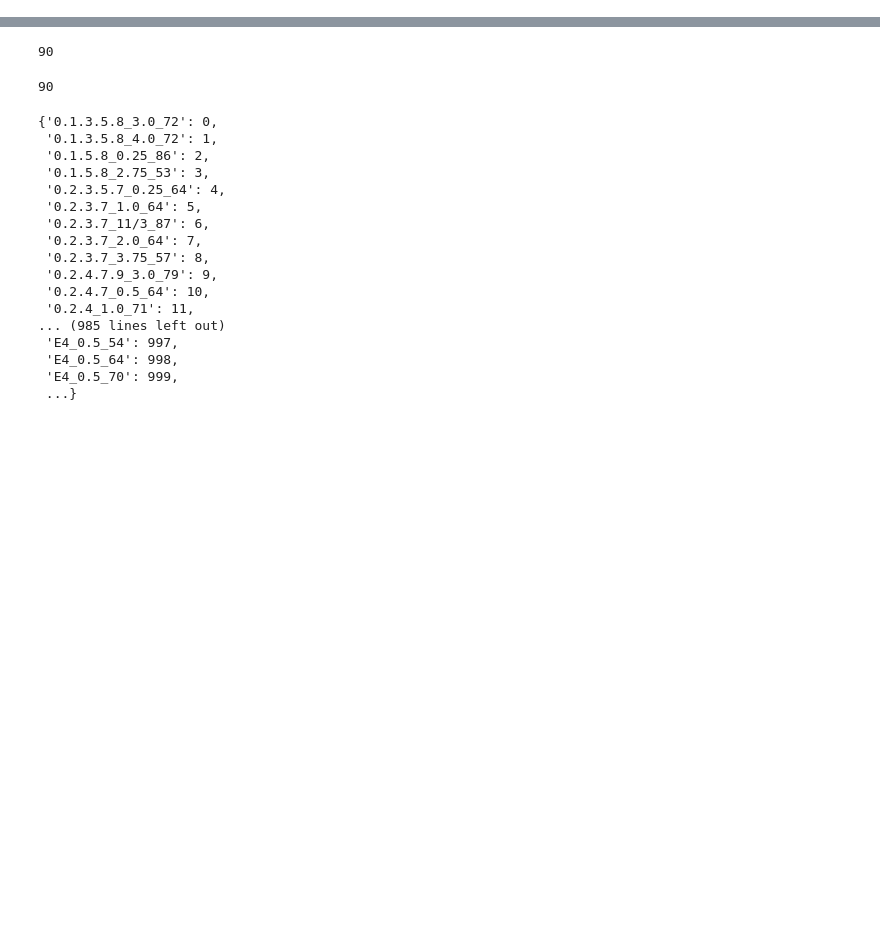
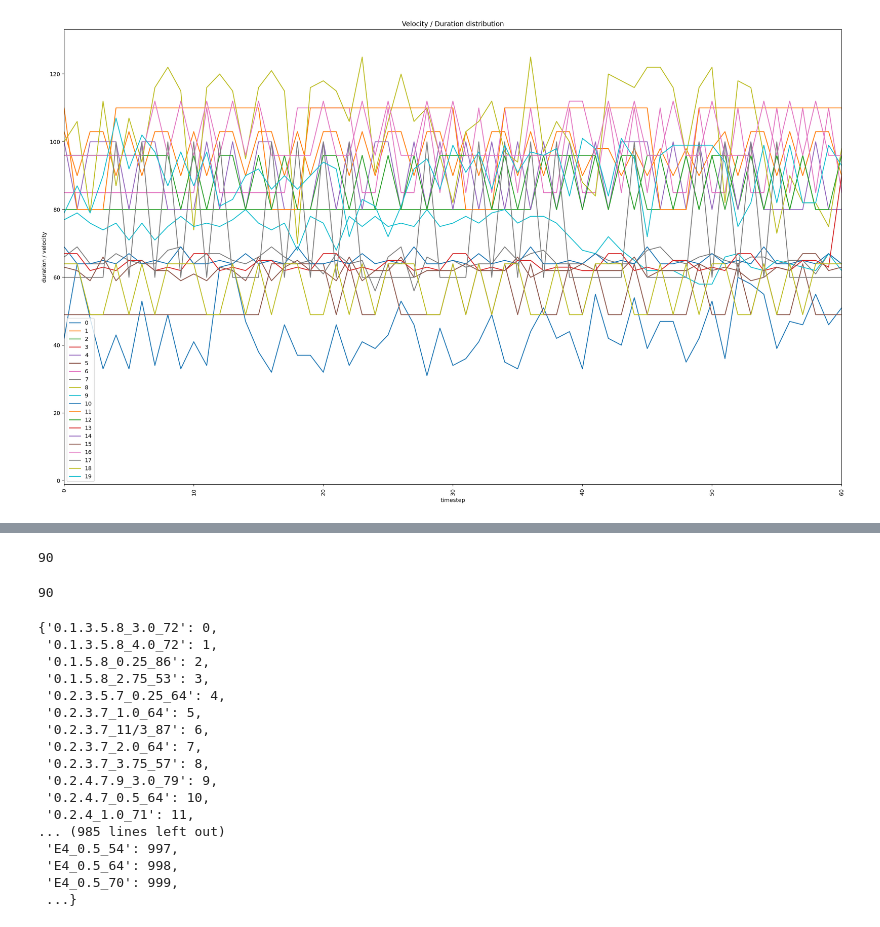
Before and after one commit to jacek-mcp/LoFi-music-generator, a Jupyter notebook: model_code_duration.ipynb, the cells around one changed output, grey strips where cells are left out. Cells and saved outputs as stored; diff of their text form; code cells hidden in the pictures; blank space fills up the shorter version.

```diff
--- a/model_code_duration.ipynb
+++ b/model_code_duration.ipynb
@@ -158,0 +378,16 @@ def train(model, network_input, network_output):
+# %%
+
+fig,ax = plt.subplots()
+fig.set_size_inches(25,15)
+for i in range(0,20):
+    #ax.plot(foc_distro[foc_distro.order_discrepancy==f].day, foc_distro[foc_distro.order_discrepancy==f].customers_share, label=f)
+    ax.plot(pd.Series(velocity_list_full[i][0]),label=i)
+ax.set_xlabel("timestep")
+ax.set_ylabel("duration / velocity")
+ax.legend(loc='best')
+plt.xlim(0,60)
+plt.xticks(rotation=90)
+plt.title("Velocity / Duration distribution")
+plt.show()
+# %% [output]
+[figure, added]
```
Also changed, not shown: parts of 34 cells of this notebook.
